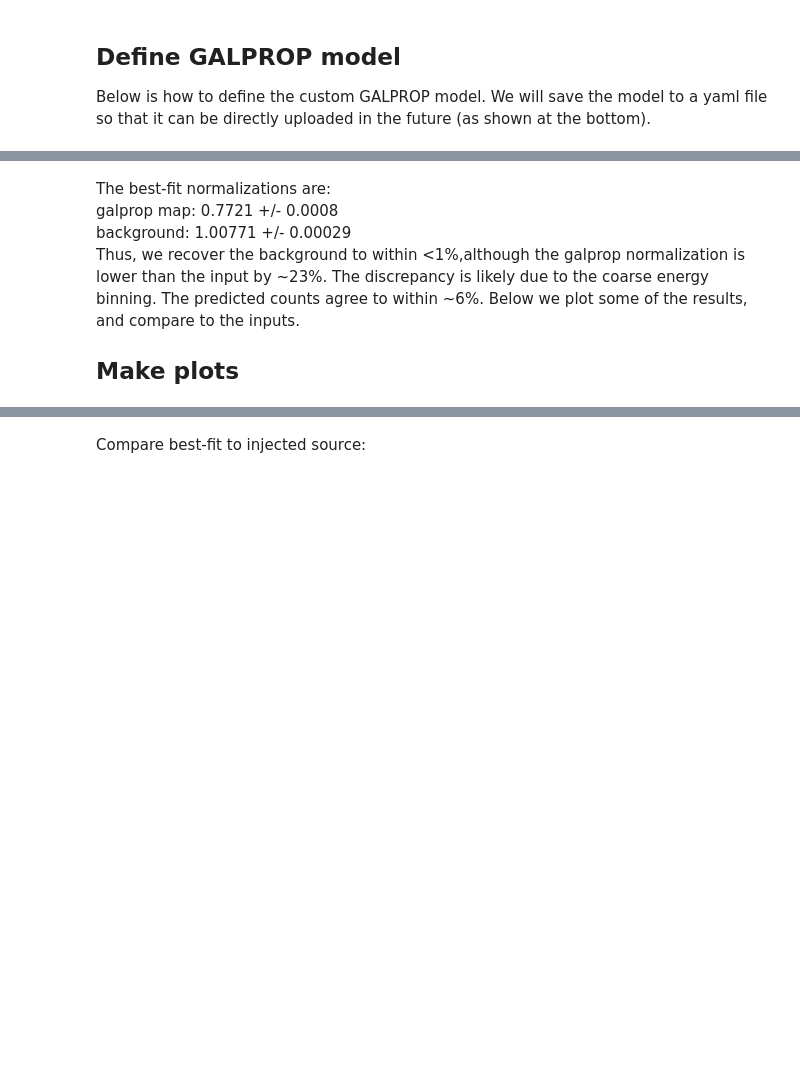
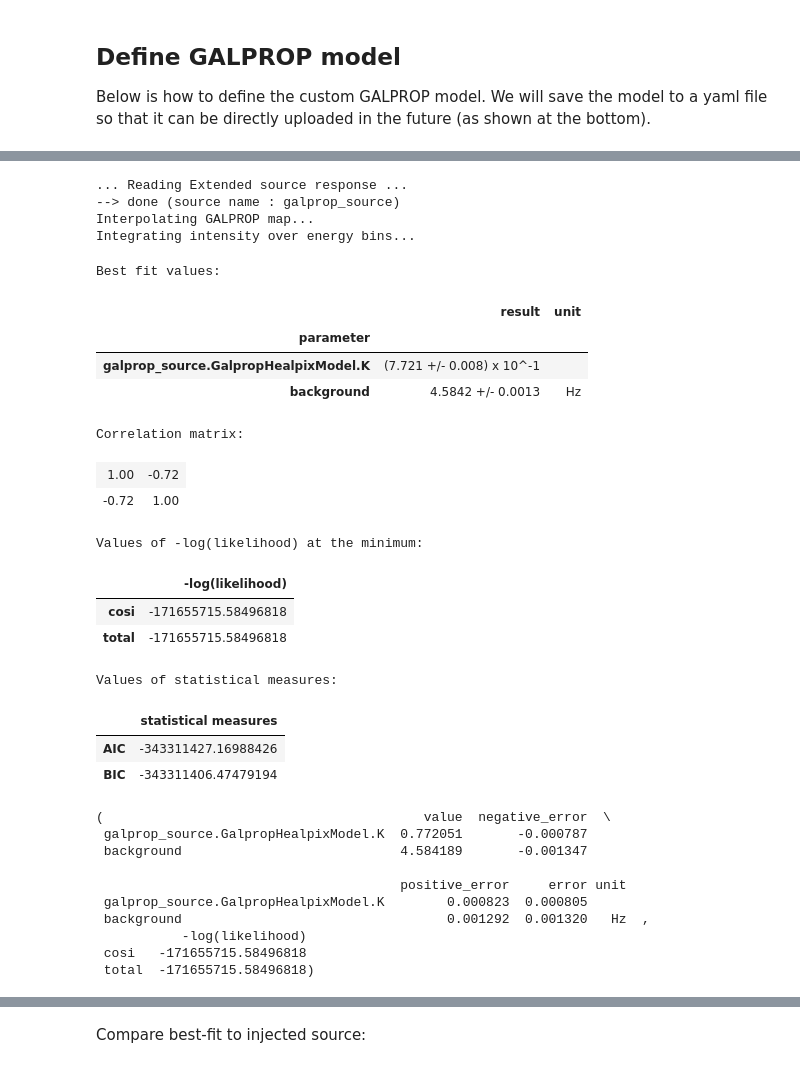
Before and after one commit to hiyoneda/cosipy, a Jupyter notebook: docs/tutorials/spectral_fits/galactic_diffuse_continuum/galdiff_continuum.ipynb, the cells around one changed output, grey strips where cells are left out. Cells and saved outputs as stored; diff of their text form; code cells hidden in the pictures; blank space fills up the shorter version.

Commit message:
upgrade gal diff continuum tutorial

```diff
--- a/docs/tutorials/spectral_fits/galactic_diffuse_continuum/galdiff_continuum.ipynb
+++ b/docs/tutorials/spectral_fits/galactic_diffuse_continuum/galdiff_continuum.ipynb
@@ -42,4 +59,7 @@ logging.getLogger().setLevel(logging.INFO)
 # %% [markdown]
 ### Get the data
+# %%
+#path to download your data
+data_path="/localscratch/sgallego/linkToXauron/COSIpyData/DC3_data" # /path/to/files. Current dir by default
 # %%
 # ori file
@@ -62,12 +90,11 @@ fetch_wasabi_file('COSI-SMEX/cosipy_tutorials/galactic_diffuse_continuum/total_h
 # %% [markdown]
 Input files:
 # %%
-rsp_file = "ResponseContinuum.o3.e100_10000.b10log.s10396905069491.m2284.filtered.nonsparse.binnedimaging.imagingresponse.h5"
-ori_file = "DC3_final_530km_3_month_with_slew_15sbins_GalacticEarth_SAA.ori"
-BG_file = "AlbedoPhotons_3months_unbinned_data_filtered_with_SAAcut.fits.gz"
-src_file = "GalTotal_SA100_F98_3months_unbinned_data_filtered_with_SAAcut.fits.gz"
-psr_file = "extended_source_response_continuum_merged.h5"
-galprop_model_file = "total_healpix_57_SA100_F98_example.gz"
+ori_file = data_path + "/DC3_final_530km_3_month_with_slew_15sbins_GalacticEarth_SAA.ori"
+BG_file = data_path + "/AlbedoPhotons_3months_unbinned_data_filtered_with_SAAcut.fits.gz"
+src_file = data_path +"/GalTotal_SA100_F98_3months_unbinned_data_filtered_with_SAAcut.fits.gz"
+psr_file = data_path + "/extended_source_response_continuum_merged.h5"
+galprop_model_file = data_path + "/total_healpix_57_SA100_F98_example.gz"
 # %% [markdown]
 ### Make the dataset and bin
 This step only needs to be run once. Afterwards, the files can be loaded directly using the cell below.
@@ -91,13 +120,10 @@ data_combined.get_binned_data(unbinned_data="combined_data.fits.gz", output_name
 # %% [markdown]
 Load binned files:
 # %%
+#load signal
 galdiff = BinnedData("galdiff.yaml")
-galdiff.load_binned_data_from_hdf5(binned_data="galdiff_binned_data.hdf5")
+galdiff.load_binned_data_from_hdf5(binned_data= data_path + "/galdiff_binned_data.hdf5")
 
 # Load background:
 bg_tot = BinnedData("galdiff.yaml")
-bg_tot.load_binned_data_from_hdf5(binned_data="albedo_photons_binned_data.hdf5")
-
-# Load combined data:
-data_combined = BinnedData("galdiff.yaml")
-data_combined.load_binned_data_from_hdf5(binned_data="combined_binned_data.hdf5")
+bg_tot.load_binned_data_from_hdf5(binned_data= data_path + "/albedo_photons_binned_data.hdf5")
@@ -147,8 +216,0 @@ Instantiate the COSI 3ML plugin
-# %%
-cosi = COSILike("cosi",                                                       # COSI 3ML plugin
-    dr = rsp_file,                                                            # detector response
-    data = data_combined.binned_data.project('Em', 'Phi', 'PsiChi'),          # data (source+background)
-    bkg = bg_tot.binned_data.project('Em', 'Phi', 'PsiChi'),                  # background model
-    sc_orientation = ori,                                                     # spacecraft orientation
-    nuisance_param = bkg_par,                                                 # background parameter
-    precomputed_psr_file = psr_file)                                          # precomputed extended source response
@@ -183,7 +217,12 @@ WARNING:cosipy.threeml.COSILike:Adding 1e-12 to each bin of the expectation to a
-# %% [markdown]
-The best-fit normalizations are: <br>
-galprop map: 0.7721 +/- 0.0008 <br>
-background: 1.00771 +/- 0.00029 <br>
-Thus, we recover the background to within <1%,although the galprop normalization is lower than the input by ~23%. The discrepancy is likely due to the coarse energy binning. The predicted counts agree to within ~6%. Below we plot some of the results, and compare to the inputs.
-
-## Make plots
+# %%
+# Optional: if you want to call get_log_like manually, then you also need to set the model manually
+# 3ML does this internally during the fit though
+cosi.set_model(model)
+
+# Gather all plugins and combine with the model in a JointLikelihood object, then perform maximum likelihood fit
+plugins = DataList(cosi) # If we had multiple instruments, we would do e.g. DataList(cosi, lat, hawc, ...)
+
+like = JointLikelihood(model, plugins, verbose = False)
+
+like.fit()
+# %% [output]
@@ -189,0 +230,30 @@ Thus, we recover the background to within <1%,although the galprop normalization
+... Reading Extended source response ...
+--> done (source name : galprop_source)
+Interpolating GALPROP map...
+Integrating intensity over energy bins...
+Best fit values:
+|  | result | unit |
+| parameter |  |  |
+| galprop_source.GalpropHealpixModel.K | (7.721 +/- 0.008) x 10^-1 |  |
+| background | 4.5842 +/- 0.0013 | Hz |
+Correlation matrix:
+| 1.00 | -0.72 |
+| -0.72 | 1.00 |
+Values of -log(likelihood) at the minimum:
+|  | -log(likelihood) |
+| cosi | -171655715.58496818 |
+| total | -171655715.58496818 |
+Values of statistical measures:
+|  | statistical measures |
+| AIC | -343311427.16988426 |
+| BIC | -343311406.47479194 |
+(                                         value  negative_error  \
+ galprop_source.GalpropHealpixModel.K  0.772051       -0.000787
+ background                            4.584189       -0.001347
+
+                                       positive_error     error unit
+ galprop_source.GalpropHealpixModel.K        0.000823  0.000805
+ background                                  0.001292  0.001320   Hz  ,
+           -log(likelihood)
+ cosi   -171655715.58496818
+ total  -171655715.58496818)
```
Also changed, not shown: parts of 28 cells of this notebook, 1 other file.
